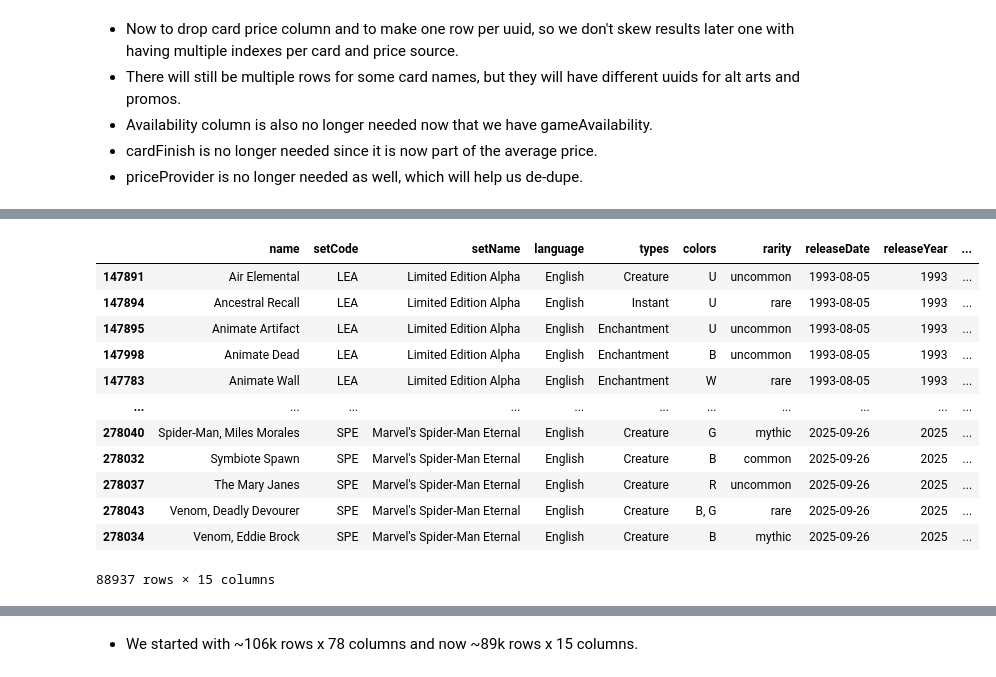
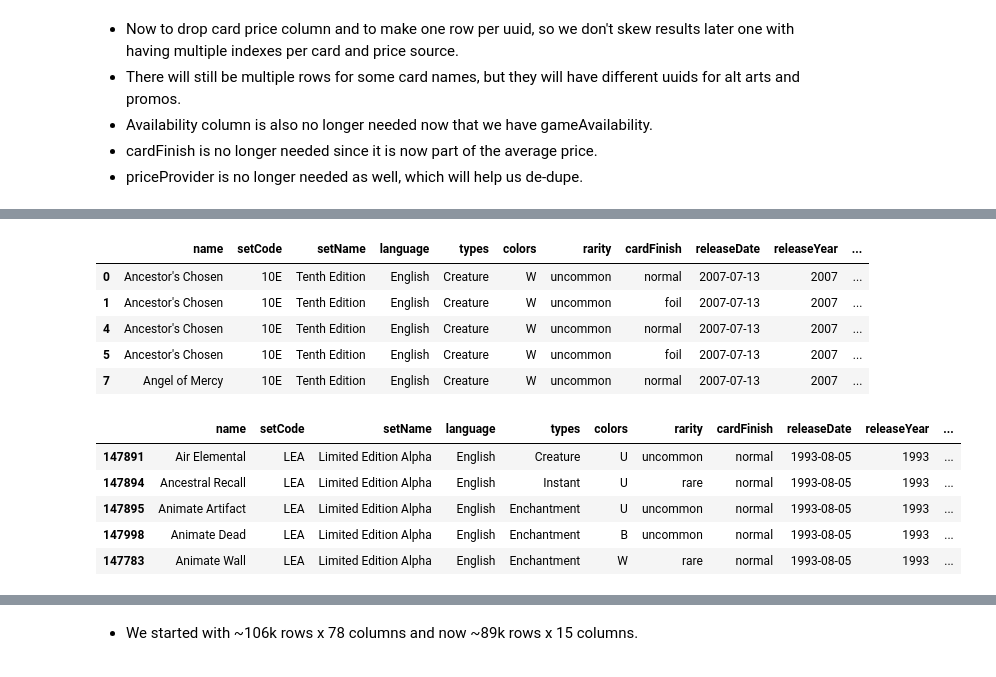
Before and after one commit to CurtisSchneider1/ccgPriceAnalysis, a Jupyter notebook: notebooks/analysisMagic.ipynb, the cells around one changed output, grey strips where cells are left out. Saved outputs shown, nothing was run; the diff lists cells and outputs as text; code cells hidden in the pictures.

```diff
--- a/notebooks/analysisMagic.ipynb
+++ b/notebooks/analysisMagic.ipynb
@@ -497,0 +445,4 @@ dtype: object
+# %%
+# We don't need availability any longer, since we now have gameAvailability from pricesMagic.csv
+dfm3.drop(columns = ["availability"], inplace = True)
+dfm3.head()
@@ -517 +478,5 @@ uuid                        object
 dtype: object
+# %%
+# Creating a new dataframe here - dfm3 will be used for SQL queries
+dfm4 = dfm3.drop(columns = ["price", "priceProvider"])
+dfm4.head()
@@ -517,0 +490,3 @@ dtype: object
+# %%
+dfm4.drop_duplicates(keep = "first", inplace = True)
+dfm4.head()
@@ -518,18 +500,24 @@ dtype: object
+# %%
+# A more viewer-friendly order
+newOrderM = ['name', 'setCode', 'setName', 'language', 'types', 'colors', 'rarity', 'cardFinish', 'releaseDate', 'releaseYear', 'gameAvailability', 'avgMarketPrice', 'currency', 'providerListing', 'date', 'uuid']
+
+dfm4 = dfm4[newOrderM]
+dfm4.head()
+# %% [output]
+|  | name | setCode | setName | language | types | colors | rarity | cardFinish | releaseDate | releaseYear | ... |
+| 0 | Ancestor's Chosen | 10E | Tenth Edition | English | Creature | W | uncommon | normal | 2007-07-13 | 2007 | ... |
+| 1 | Ancestor's Chosen | 10E | Tenth Edition | English | Creature | W | uncommon | foil | 2007-07-13 | 2007 | ... |
+| 4 | Ancestor's Chosen | 10E | Tenth Edition | English | Creature | W | uncommon | normal | 2007-07-13 | 2007 | ... |
+| 5 | Ancestor's Chosen | 10E | Tenth Edition | English | Creature | W | uncommon | foil | 2007-07-13 | 2007 | ... |
+| 7 | Angel of Mercy | 10E | Tenth Edition | English | Creature | W | uncommon | normal | 2007-07-13 | 2007 | ... |
 # %%
 # Order by year, then setName, then name
-dfm3 = dfm3.sort_values(by=["releaseDate", "setName", "name"])
-dfm3
+dfm4 = dfm4.sort_values(by=["releaseDate", "setName", "name"])
+dfm4.head()
 # %% [output]
-|  | name | setCode | setName | language | types | colors | rarity | releaseDate | releaseYear | ... |
-| 147891 | Air Elemental | LEA | Limited Edition Alpha | English | Creature | U | uncommon | 1993-08-05 | 1993 | ... |
-| 147894 | Ancestral Recall | LEA | Limited Edition Alpha | English | Instant | U | rare | 1993-08-05 | 1993 | ... |
-| 147895 | Animate Artifact | LEA | Limited Edition Alpha | English | Enchantment | U | uncommon | 1993-08-05 | 1993 | ... |
-| 147998 | Animate Dead | LEA | Limited Edition Alpha | English | Enchantment | B | uncommon | 1993-08-05 | 1993 | ... |
-| 147783 | Animate Wall | LEA | Limited Edition Alpha | English | Enchantment | W | rare | 1993-08-05 | 1993 | ... |
-| ... | ... | ... | ... | ... | ... | ... | ... | ... | ... | ... |
-| 278040 | Spider-Man, Miles Morales | SPE | Marvel's Spider-Man Eternal | English | Creature | G | mythic | 2025-09-26 | 2025 | ... |
-| 278032 | Symbiote Spawn | SPE | Marvel's Spider-Man Eternal | English | Creature | B | common | 2025-09-26 | 2025 | ... |
-| 278037 | The Mary Janes | SPE | Marvel's Spider-Man Eternal | English | Creature | R | uncommon | 2025-09-26 | 2025 | ... |
-| 278043 | Venom, Deadly Devourer | SPE | Marvel's Spider-Man Eternal | English | Creature | B, G | rare | 2025-09-26 | 2025 | ... |
-| 278034 | Venom, Eddie Brock | SPE | Marvel's Spider-Man Eternal | English | Creature | B | mythic | 2025-09-26 | 2025 | ... |
+|  | name | setCode | setName | language | types | colors | rarity | cardFinish | releaseDate | releaseYear | ... |
+| 147891 | Air Elemental | LEA | Limited Edition Alpha | English | Creature | U | uncommon | normal | 1993-08-05 | 1993 | ... |
+| 147894 | Ancestral Recall | LEA | Limited Edition Alpha | English | Instant | U | rare | normal | 1993-08-05 | 1993 | ... |
+| 147895 | Animate Artifact | LEA | Limited Edition Alpha | English | Enchantment | U | uncommon | normal | 1993-08-05 | 1993 | ... |
+| 147998 | Animate Dead | LEA | Limited Edition Alpha | English | Enchantment | B | uncommon | normal | 1993-08-05 | 1993 | ... |
+| 147783 | Animate Wall | LEA | Limited Edition Alpha | English | Enchantment | W | rare | normal | 1993-08-05 | 1993 | ... |
-88937 rows × 15 columns
```
Also changed, not shown: parts of 27 cells of this notebook, 4 other files.
